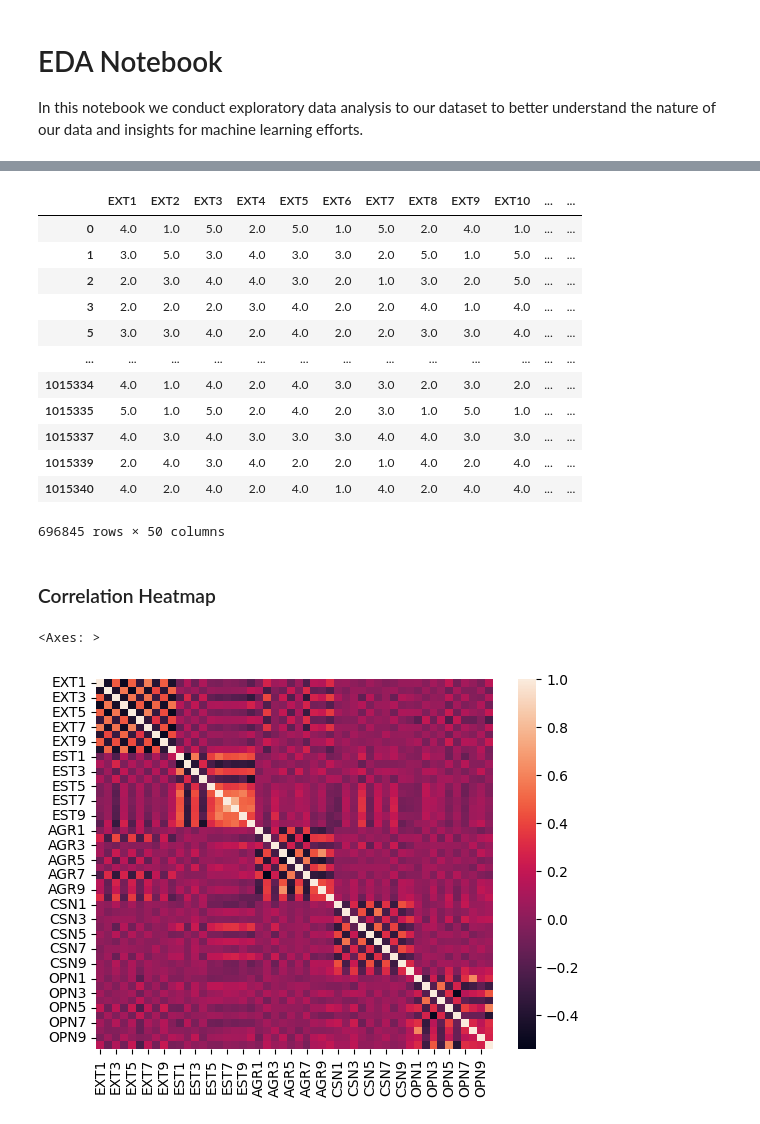
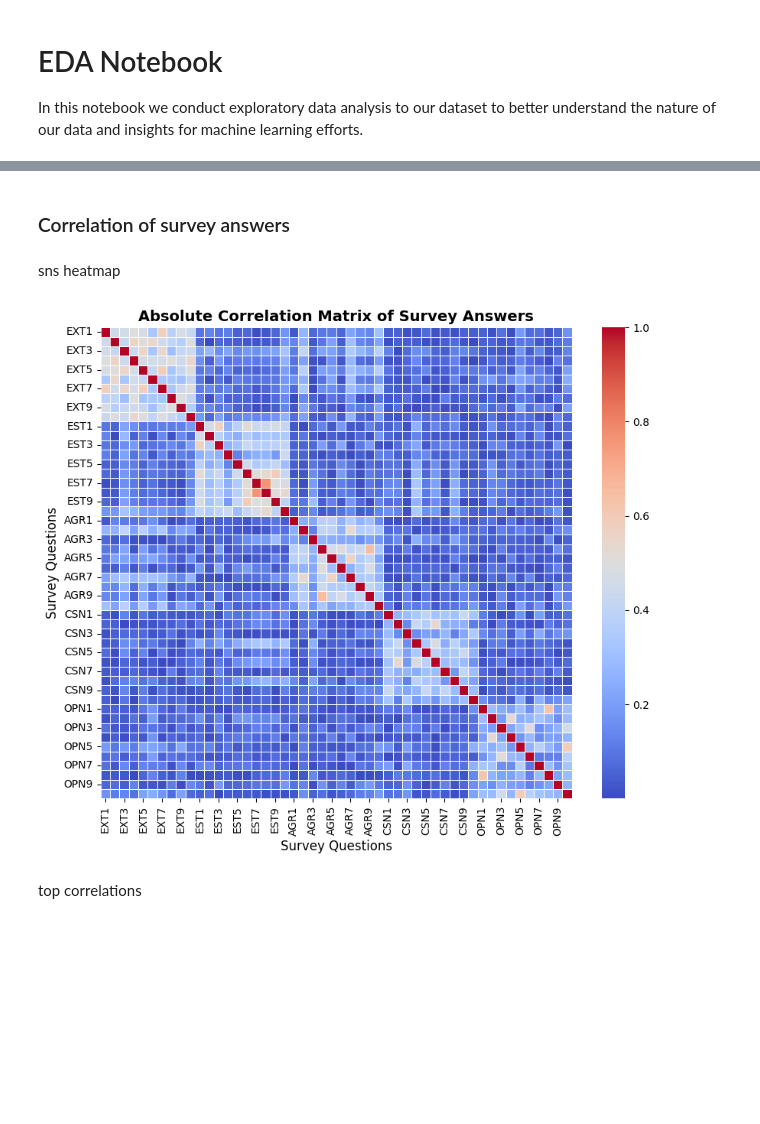
Before and after one commit to jbmages/capstone-project, a Jupyter notebook: notebooks/eda.ipynb, the cells around one changed output, grey strips where cells are left out. Saved outputs shown, nothing was run; the diff lists cells and outputs as text; code cells hidden in the pictures; blank space fills up the shorter version.

Commit message:
correlation heatmap and table

```diff
--- a/notebooks/eda.ipynb
+++ b/notebooks/eda.ipynb
@@ -30,24 +4,33 @@ Name: count, Length: 222, dtype: int64
-# %%
-df_converted
-# %% [output]
-|  | EXT1 | EXT2 | EXT3 | EXT4 | EXT5 | EXT6 | EXT7 | EXT8 | EXT9 | EXT10 | ... | ... |
-| 0 | 4.0 | 1.0 | 5.0 | 2.0 | 5.0 | 1.0 | 5.0 | 2.0 | 4.0 | 1.0 | ... | ... |
-| 1 | 3.0 | 5.0 | 3.0 | 4.0 | 3.0 | 3.0 | 2.0 | 5.0 | 1.0 | 5.0 | ... | ... |
-| 2 | 2.0 | 3.0 | 4.0 | 4.0 | 3.0 | 2.0 | 1.0 | 3.0 | 2.0 | 5.0 | ... | ... |
-| 3 | 2.0 | 2.0 | 2.0 | 3.0 | 4.0 | 2.0 | 2.0 | 4.0 | 1.0 | 4.0 | ... | ... |
-| 5 | 3.0 | 3.0 | 4.0 | 2.0 | 4.0 | 2.0 | 2.0 | 3.0 | 3.0 | 4.0 | ... | ... |
-| ... | ... | ... | ... | ... | ... | ... | ... | ... | ... | ... | ... | ... |
-| 1015334 | 4.0 | 1.0 | 4.0 | 2.0 | 4.0 | 3.0 | 3.0 | 2.0 | 3.0 | 2.0 | ... | ... |
-| 1015335 | 5.0 | 1.0 | 5.0 | 2.0 | 4.0 | 2.0 | 3.0 | 1.0 | 5.0 | 1.0 | ... | ... |
-| 1015337 | 4.0 | 3.0 | 4.0 | 3.0 | 3.0 | 3.0 | 4.0 | 4.0 | 3.0 | 3.0 | ... | ... |
-| 1015339 | 2.0 | 4.0 | 3.0 | 4.0 | 2.0 | 2.0 | 1.0 | 4.0 | 2.0 | 4.0 | ... | ... |
-| 1015340 | 4.0 | 2.0 | 4.0 | 2.0 | 4.0 | 1.0 | 4.0 | 2.0 | 4.0 | 4.0 | ... | ... |
-696845 rows × 50 columns
+# %%
+import pandas as pd
+data = pd.read_csv('../data/cleaned_data_v2.csv')
 # %% [markdown]
-### Correlation Heatmap
+### Correlation of survey answers
-# %%
-import seaborn as sns
-sns.heatmap(df_converted.corr())
-# %% [output]
-<Axes: >
-[figure, removed]
+# %% [markdown]
+sns heatmap
+# %%
+import pandas as pd
+import seaborn as sns
+import matplotlib.pyplot as plt
+
+# Load survey answer column names
+survey_answer_cols = pd.read_excel('../scoring/scoring.xlsx')['id'].tolist()
+
+# Compute correlation matrix and take absolute values
+answer_matrix_corr = data[survey_answer_cols].corr().abs()
+
+# Plot heatmap
+plt.figure(figsize=(10, 8))
+sns.heatmap(answer_matrix_corr, cmap='coolwarm', linewidths=0.5, cbar=True, square=True)
+
+# Add title and labels
+plt.title("Absolute Correlation Matrix of Survey Answers", fontsize=14, fontweight='bold')
+plt.xlabel("Survey Questions", fontsize=12)
+plt.ylabel("Survey Questions", fontsize=12)
+
+# Show plot
+plt.show()
+# %% [output]
+[figure, added]
+# %% [markdown]
+top correlations
```
Also changed, not shown: parts of 4 cells of this notebook, 2 other files.
